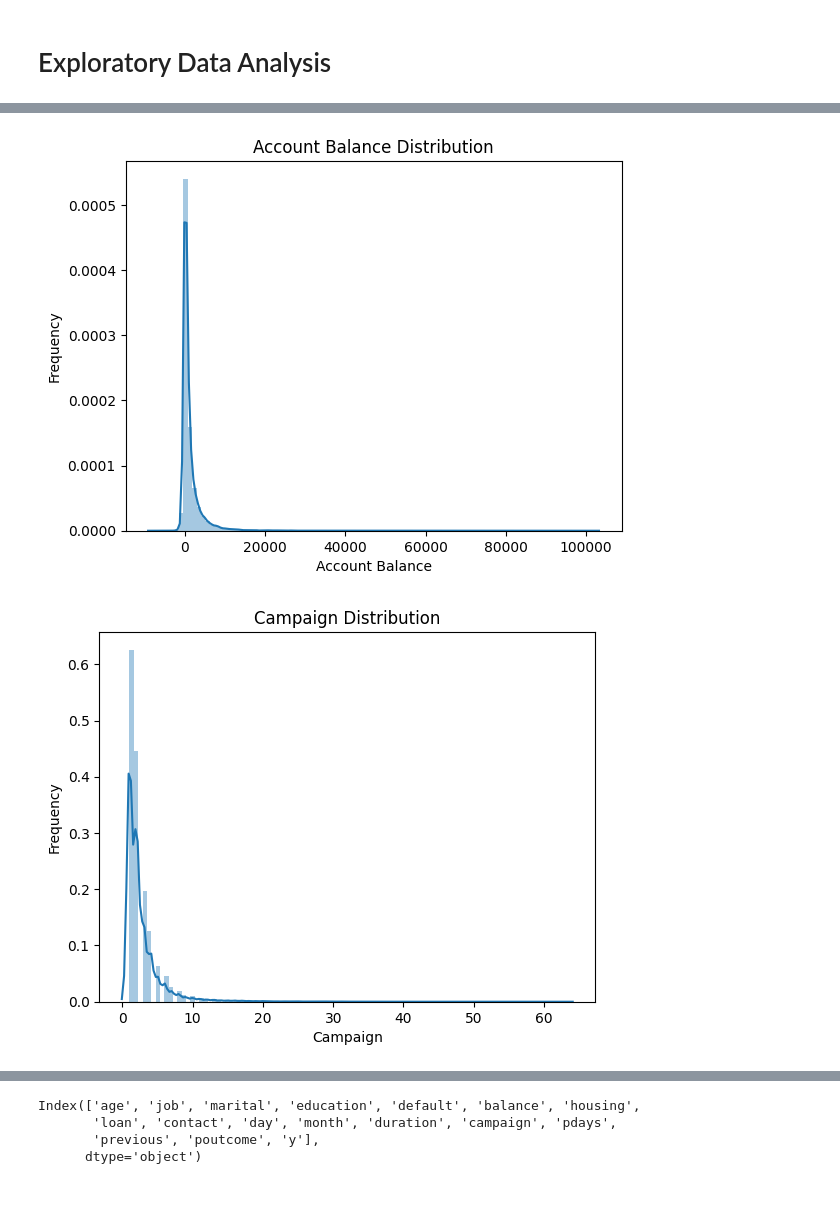
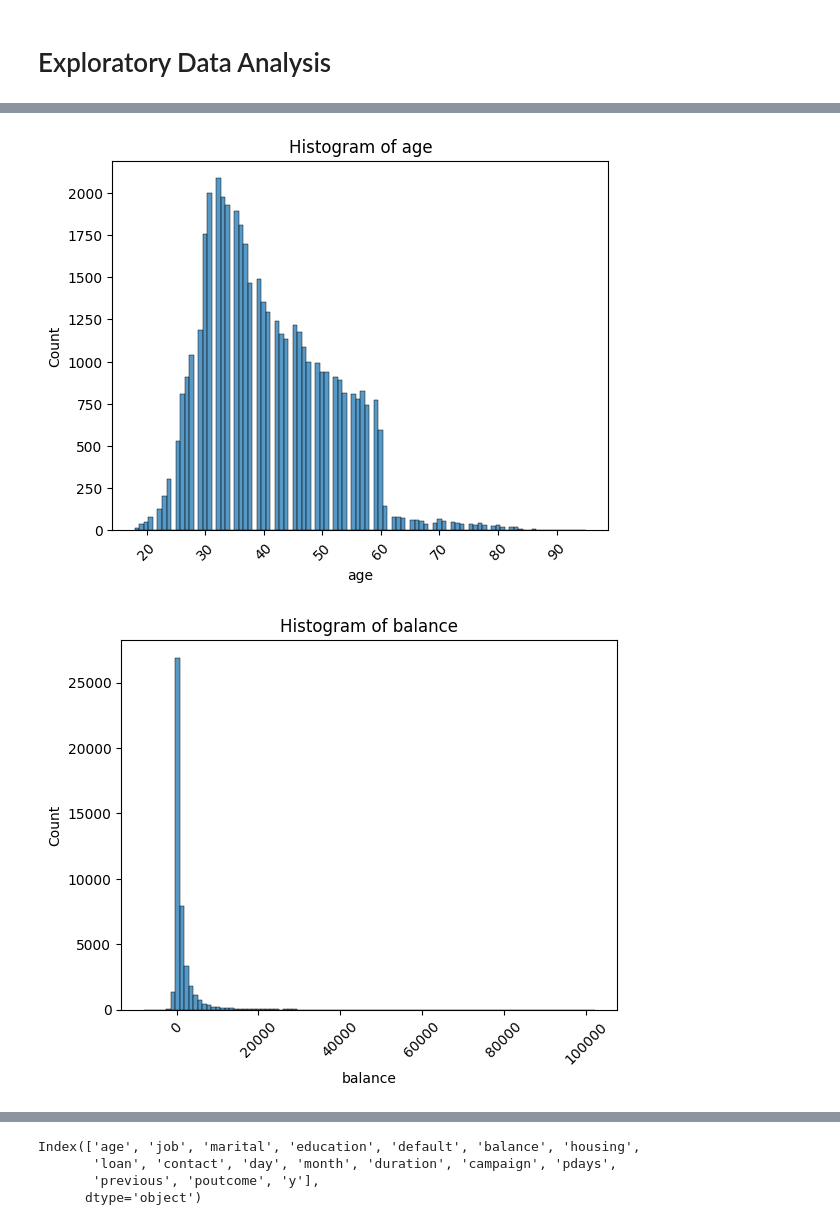
Before and after one commit to Cchrisekwugum/Ds_Python_Projects, a Jupyter notebook: Exploratory_Analysis_on_Bank_data.ipynb, the cells around one changed output, grey strips where cells are left out. Saved outputs shown, nothing was run; the diff lists cells and outputs as text; code cells hidden in the pictures; blank space fills up the shorter version.

```diff
--- a/Exploratory_Analysis_on_Bank_data.ipynb
+++ b/Exploratory_Analysis_on_Bank_data.ipynb
@@ -263,18 +259,11 @@ plt.show()
-# %%
-#Create the histogram for balance column
-sns.distplot(bank.balance, bins=100)
-plt.title("Account Balance Distribution")
-plt.xlabel("Account Balance")
-plt.ylabel("Frequency")
-plt.show()
-# %% [output]
-[figure, removed]
-# %%
-#Create the histogram for age column
-sns.distplot(bank.campaign, bins=100)
-plt.title("Campaign Distribution")
-plt.xlabel("Campaign")
-plt.ylabel("Frequency")
-plt.show()
-# %% [output]
-[figure, removed]
+# %%
+# Create  boxplots for all numerical variables using for loop
+for col in numeric_cols:
+    plt.figure()  # Create a new figure for each plot
+    sns.histplot(data=bank, x=col, bins = 100)
+    plt.title(f"Histogram of {col}")  # plot labels using f-function
+    plt.xticks(rotation=45)
+    plt.show()
+# %% [output]
+[figure, added]
+[figure, added]
```
Also changed, not shown: parts of 4 cells of this notebook.
